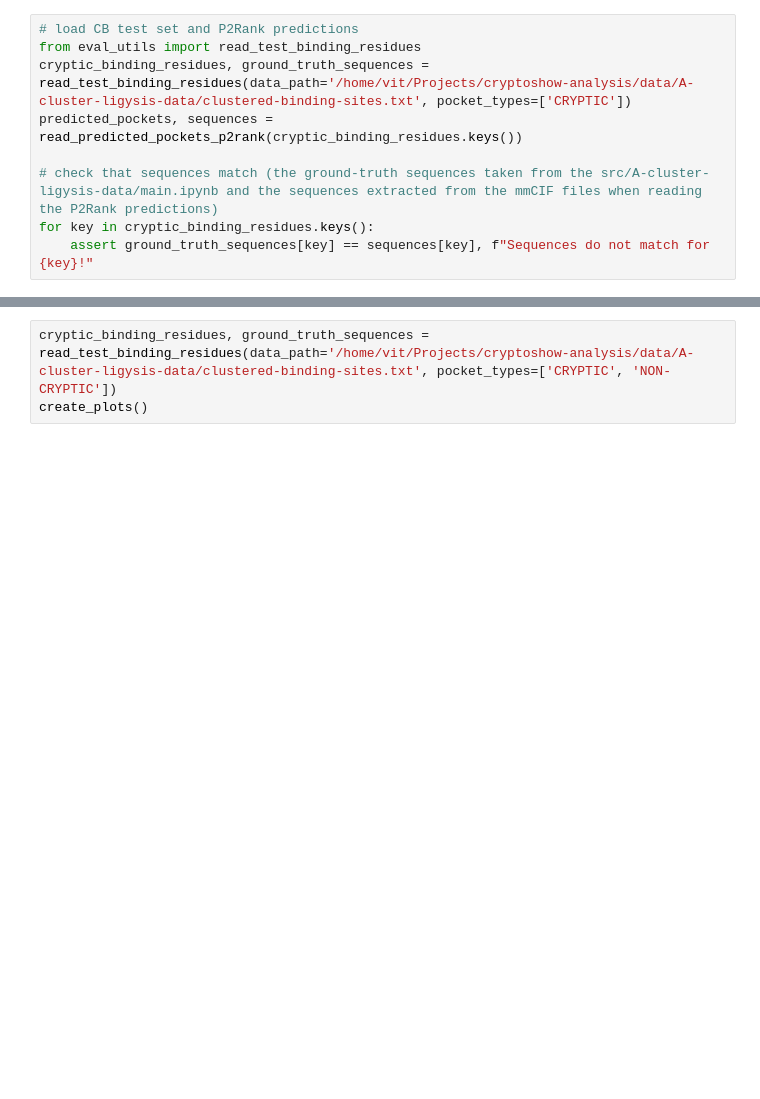
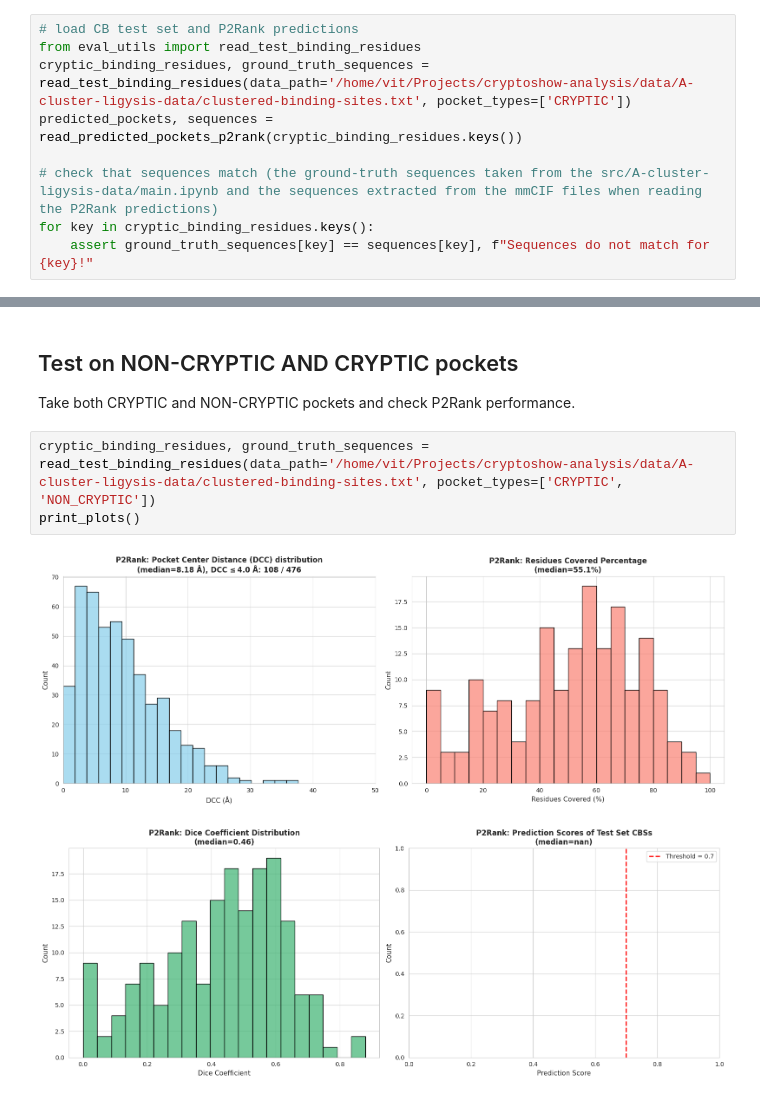
Before and after one commit to skrhakv/seq2pocket, a Jupyter notebook: src/B-evaluate-cryptoshow/pocket-level-evaluation-p2rank.ipynb, the cells around one changed output, grey strips where cells are left out. Cells and saved outputs as stored; diff of their text form; blank space fills up the shorter version.

```diff
--- a/src/B-evaluate-cryptoshow/pocket-level-evaluation-p2rank.ipynb
+++ b/src/B-evaluate-cryptoshow/pocket-level-evaluation-p2rank.ipynb
@@ -167,3 +168,9 @@ create_plots()
+# %% [markdown]
+## Test on NON-CRYPTIC AND CRYPTIC pockets
+Take both CRYPTIC and NON-CRYPTIC pockets and check P2Rank performance.
 # %%
-cryptic_binding_residues, ground_truth_sequences = read_test_binding_residues(data_path='/home/vit/Projects/cryptoshow-analysis/data/A-cluster-ligysis-data/clustered-binding-sites.txt', pocket_types=['CRYPTIC', 'NON-CRYPTIC'])
-create_plots()
+cryptic_binding_residues, ground_truth_sequences = read_test_binding_residues(data_path='/home/vit/Projects/cryptoshow-analysis/data/A-cluster-ligysis-data/clustered-binding-sites.txt', pocket_types=['CRYPTIC', 'NON_CRYPTIC'])
+print_plots()
+# %% [output]
+[figure, added]
+[figure, added]
```
Also changed, not shown: parts of 6 cells of this notebook, 1 other file.
